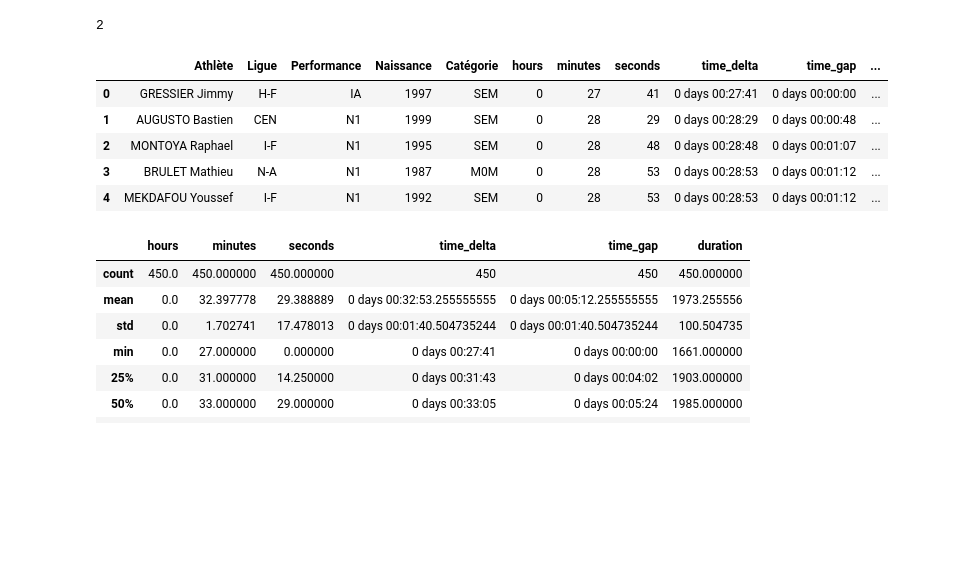
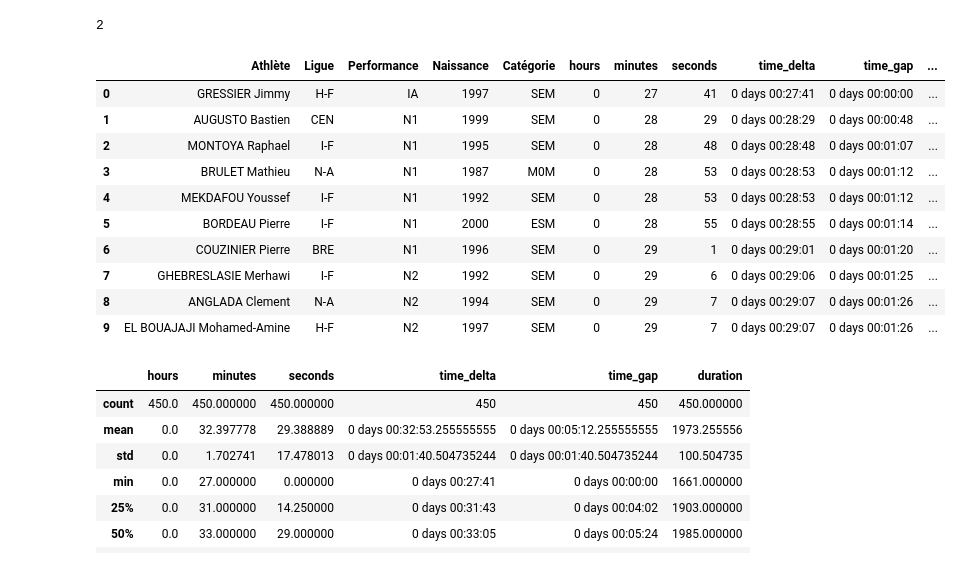
Before and after one commit to Kirscher/ResultAthle, a Jupyter notebook: scraping.ipynb, the cells around one changed output. Cells and saved outputs as stored; diff of their text form; code cells hidden in the pictures; blank space fills up the shorter version.

```diff
--- a/scraping.ipynb
+++ b/scraping.ipynb
@@ -208,7 +187,7 @@ for i in page.find_all('tr'):
 # %% [markdown]
 ### Athlètes
 # %%
-re_athlete = re.compile("[A-Z]{2,} [A-Z]*[A-Z]*[A-Z]{1}[a-z]*")
+re_athlete = re.compile("[A-Z]{2,} ?[A-Z]* ?[A-Z]* ?[A-Z]*[A-Z]{1}[a-z]+ ?-?[A-Z]?[a-z]*")
 # %%
 athletes=[]
 for i in L:
@@ -363,23 +342,29 @@ data=pd.DataFrame(liste, columns=["Athlète", "Ligue",
 # %%
 data['hours']=data['Chrono'].dt.hour
 data['minutes']=data['Chrono'].dt.minute
 data['seconds']=data['Chrono'].dt.second
 
 data['time_delta']=data['Chrono']-pd.to_datetime("'1900-01-01")
 data['time_gap']=data["Chrono"]-data['Chrono'][0]
 data['duration']=data['time_delta'].dt.total_seconds()
-data['Nom']=data['Athlète'].str.split(n = 0, expand = False).str[0]
-data['Prénom']=data['Athlète'].str.split(n = 0, expand = False).str[1]
+
+#data['Nom']=data['Athlète'].str.split(n = 0, expand = False).str[0]
+#data['Prénom']=data['Athlète'].str.split(n = 0, expand = False).str[1]
 
 data=data.drop("Chrono", axis=1)
-data.head()
+data.head(10)
 # %% [output]
 |  | Athlète | Ligue | Performance | Naissance | Catégorie | hours | minutes | seconds | time_delta | time_gap | ... |
 | 0 | GRESSIER Jimmy | H-F | IA | 1997 | SEM | 0 | 27 | 41 | 0 days 00:27:41 | 0 days 00:00:00 | ... |
 | 1 | AUGUSTO Bastien | CEN | N1 | 1999 | SEM | 0 | 28 | 29 | 0 days 00:28:29 | 0 days 00:00:48 | ... |
 | 2 | MONTOYA Raphael | I-F | N1 | 1995 | SEM | 0 | 28 | 48 | 0 days 00:28:48 | 0 days 00:01:07 | ... |
 | 3 | BRULET Mathieu | N-A | N1 | 1987 | M0M | 0 | 28 | 53 | 0 days 00:28:53 | 0 days 00:01:12 | ... |
 | 4 | MEKDAFOU Youssef | I-F | N1 | 1992 | SEM | 0 | 28 | 53 | 0 days 00:28:53 | 0 days 00:01:12 | ... |
+| 5 | BORDEAU Pierre | I-F | N1 | 2000 | ESM | 0 | 28 | 55 | 0 days 00:28:55 | 0 days 00:01:14 | ... |
+| 6 | COUZINIER Pierre | BRE | N1 | 1996 | SEM | 0 | 29 | 1 | 0 days 00:29:01 | 0 days 00:01:20 | ... |
+| 7 | GHEBRESLASIE Merhawi | I-F | N2 | 1992 | SEM | 0 | 29 | 6 | 0 days 00:29:06 | 0 days 00:01:25 | ... |
+| 8 | ANGLADA Clement | N-A | N2 | 1994 | SEM | 0 | 29 | 7 | 0 days 00:29:07 | 0 days 00:01:26 | ... |
+| 9 | EL BOUAJAJI Mohamed-Amine | H-F | N2 | 1997 | SEM | 0 | 29 | 7 | 0 days 00:29:07 | 0 days 00:01:26 | ... |
 # %%
 data.describe()
 # %% [output]
```
Also changed, not shown: parts of 9 cells of this notebook, 1 other file.
